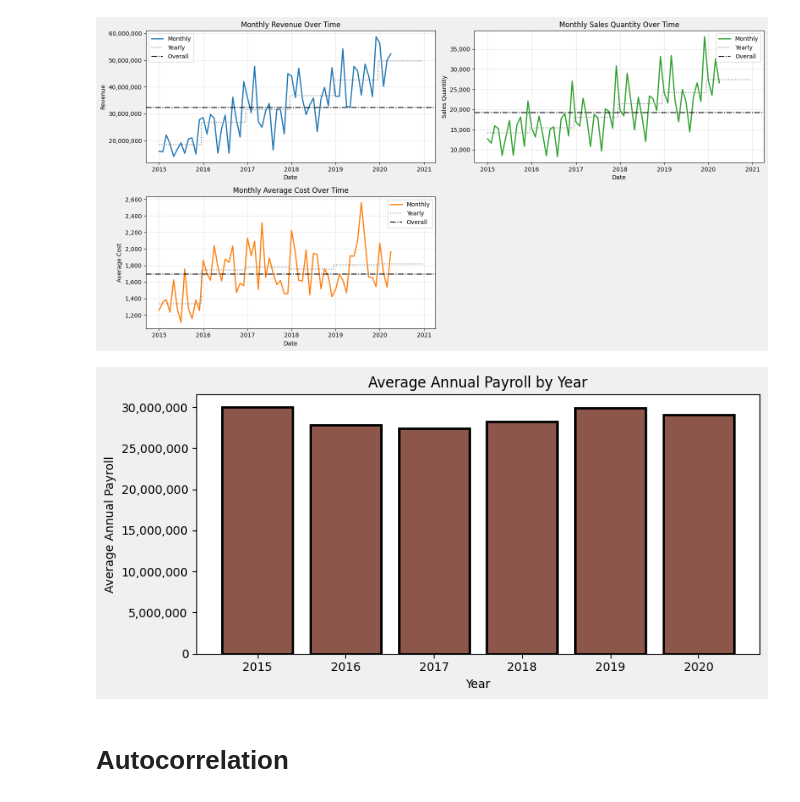
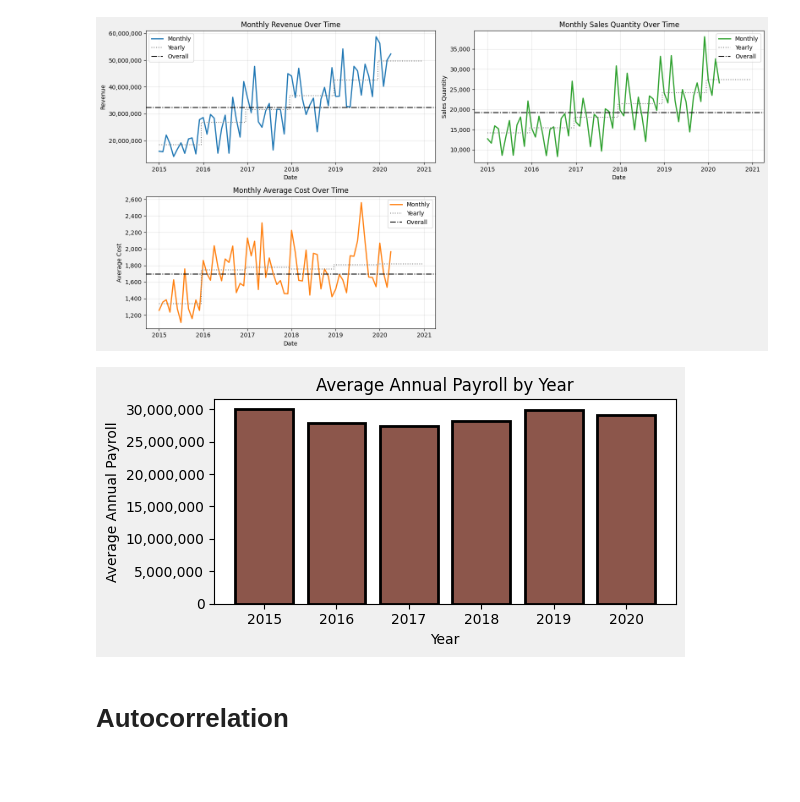
Before and after one commit to PeeteKeesel/kaggle-verse, a Jupyter notebook: time-series-understanding-autocorrelation.ipynb, the cells around one changed output. Saved outputs shown, nothing was run; the diff lists cells and outputs as text; code cells hidden in the pictures; blank space fills up the shorter version.

```diff
--- a/time-series-understanding-autocorrelation.ipynb
+++ b/time-series-understanding-autocorrelation.ipynb
@@ -118,23 +118,23 @@ plt.show()
 # %%
 yearly_avg_payroll = data.groupby('Year')['The_average_annual_payroll_of_the_region'].mean()
 
-fig = plt.figure(figsize=(8, 4), facecolor='#f0f0f0')
+fig = plt.figure(figsize=(6, 3), facecolor='#f0f0f0')
 ax = fig.add_subplot(111, facecolor='white')
 
 ax.bar(yearly_avg_payroll.index.astype(str), yearly_avg_payroll.values,
        color='tab:brown', edgecolor='black', linewidth=2)
 
 ax.set_title('Average Annual Payroll by Year')
 ax.set_xlabel('Year')
 ax.set_ylabel('Average Annual Payroll')
 ax.grid(False)
 
 formatter = FuncFormatter(lambda x, _: f'{x:,.0f}')
 ax.yaxis.set_major_formatter(formatter)
 
 plt.tight_layout()
 plt.show()
 # %% [output]
-[figure, old version]
+[figure, new version]
 # %% [markdown]
 # Autocorrelation
```
